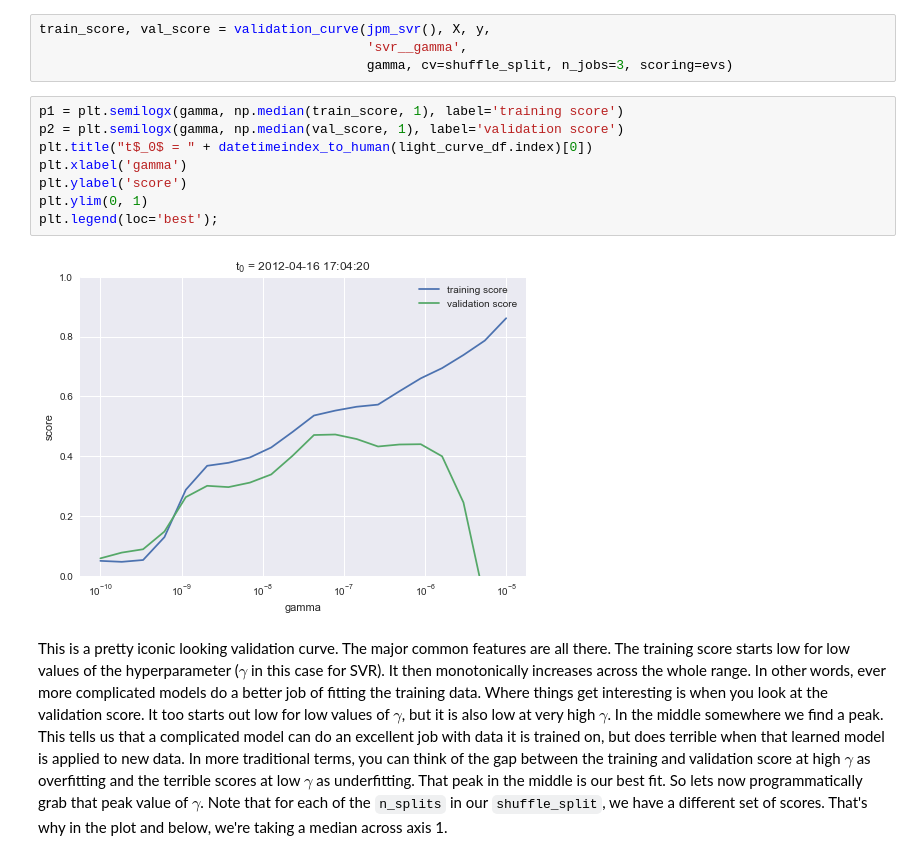
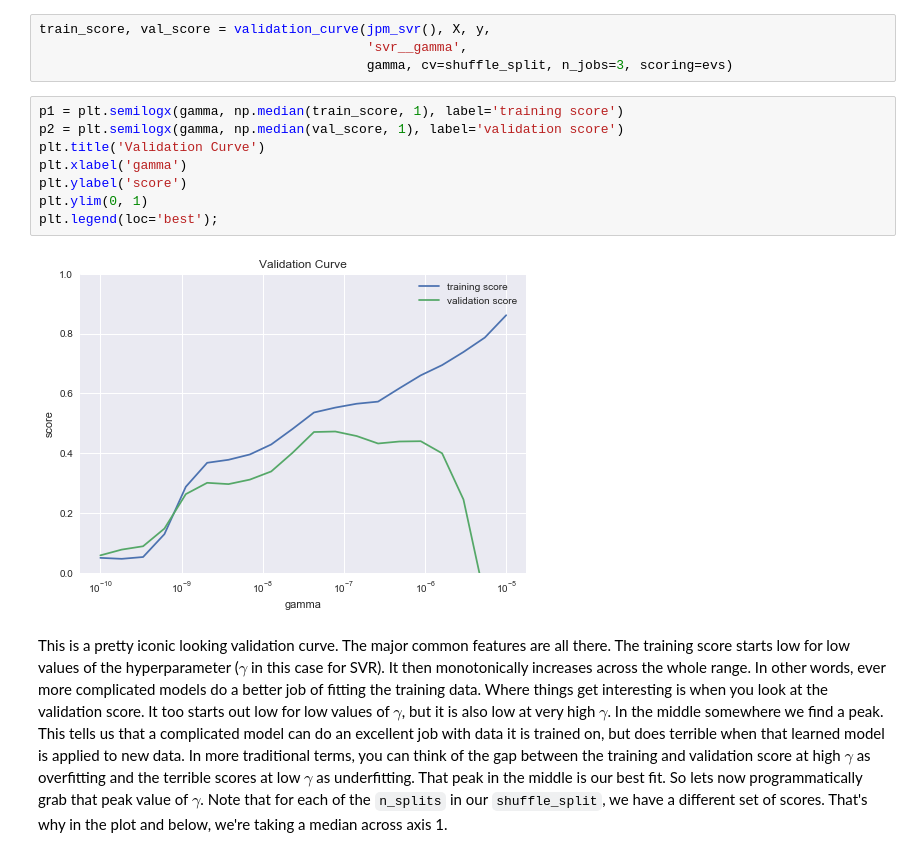
Before and after one commit to HelioML/HelioML, a Jupyter notebook: notebooks/01/1/example_fitting_time_series.ipynb, the cells around one changed output. Cells and saved outputs as stored; diff of their text form.

Commit message:
Minor edits to chapter 1 and removed - in titles

````diff
--- a/notebooks/01/1/example_fitting_time_series.ipynb
+++ b/notebooks/01/1/example_fitting_time_series.ipynb
@@ -101,13 +105,13 @@ train_score, val_score = validation_curve(jpm_svr(), X, y,
 # %%
 p1 = plt.semilogx(gamma, np.median(train_score, 1), label='training score')
 p2 = plt.semilogx(gamma, np.median(val_score, 1), label='validation score')
-plt.title("t$_0$ = " + datetimeindex_to_human(light_curve_df.index)[0])
+plt.title('Validation Curve')
 plt.xlabel('gamma')
 plt.ylabel('score')
 plt.ylim(0, 1)
 plt.legend(loc='best');
 # %% [output]
-[figure, old version]
+[figure, new version]
 # %% [markdown]
 This is a pretty iconic looking validation curve. The major common features are all there. The training score starts low for low values of the hyperparameter ($\gamma$ in this case for SVR). It then monotonically increases across the whole range. In other words, ever more complicated models do a better job of fitting the training data. Where things get interesting is when you look at the validation score. It too starts out low for low values of $\gamma$, but it is also low at very high $\gamma$. In the middle somewhere we find a peak. This tells us that a complicated model can do an excellent job with data it is trained on, but does terrible when that learned model is applied to new data. In more traditional terms, you can think of the gap between the training and validation score at high $\gamma$ as overfitting and the terrible scores at low $\gamma$ as underfitting. That peak in the middle is our best fit. So lets now programmatically grab that peak value of $\gamma$. Note that for each of the ```n_splits``` in our ```shuffle_split```, we have a different set of scores. That's why in the plot and below, we're taking a median across axis 1.
 # %%
````
Also changed, not shown: parts of 4 cells of this notebook, 15 other files.
